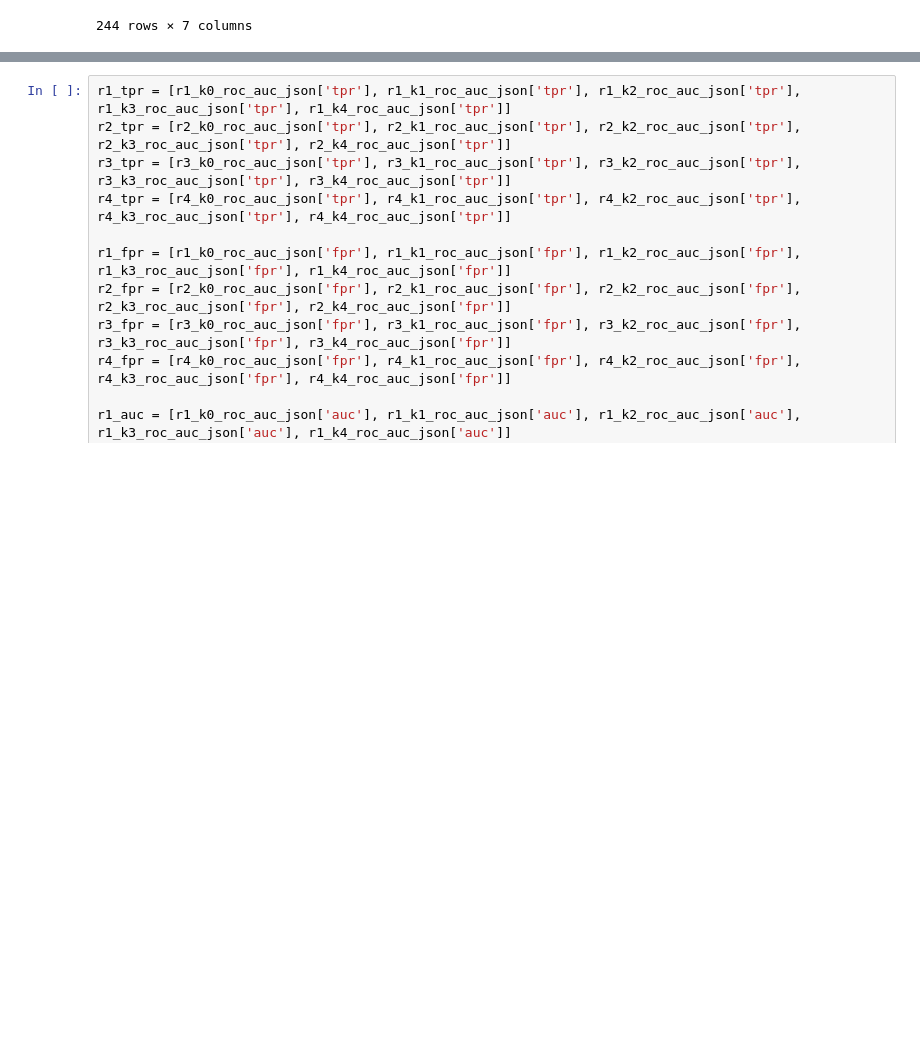
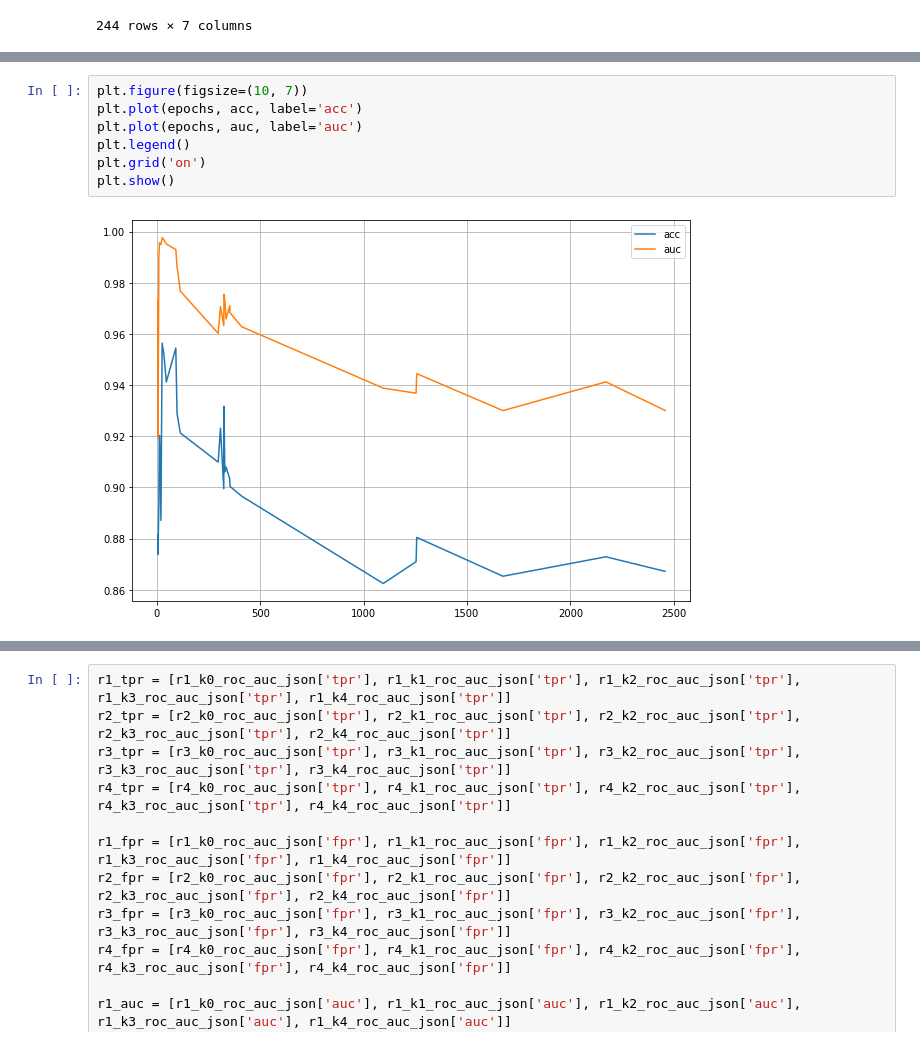
Before and after one commit to SivenM/test_models, a Jupyter notebook: testing_plots.ipynb, the cells around one changed output, grey strips where cells are left out. Saved outputs shown, nothing was run; the diff lists cells and outputs as text; blank space fills up the shorter version.

```diff
--- a/testing_plots.ipynb
+++ b/testing_plots.ipynb
@@ -269,0 +284,9 @@ plt.show();
+# %%
+plt.figure(figsize=(10, 7))
+plt.plot(epochs, acc, label='acc')
+plt.plot(epochs, auc, label='auc')
+plt.legend()
+plt.grid('on')
+plt.show()
+# %% [output]
+[figure, added]
```
Also changed, not shown: parts of 46 cells of this notebook, 19 other files.
